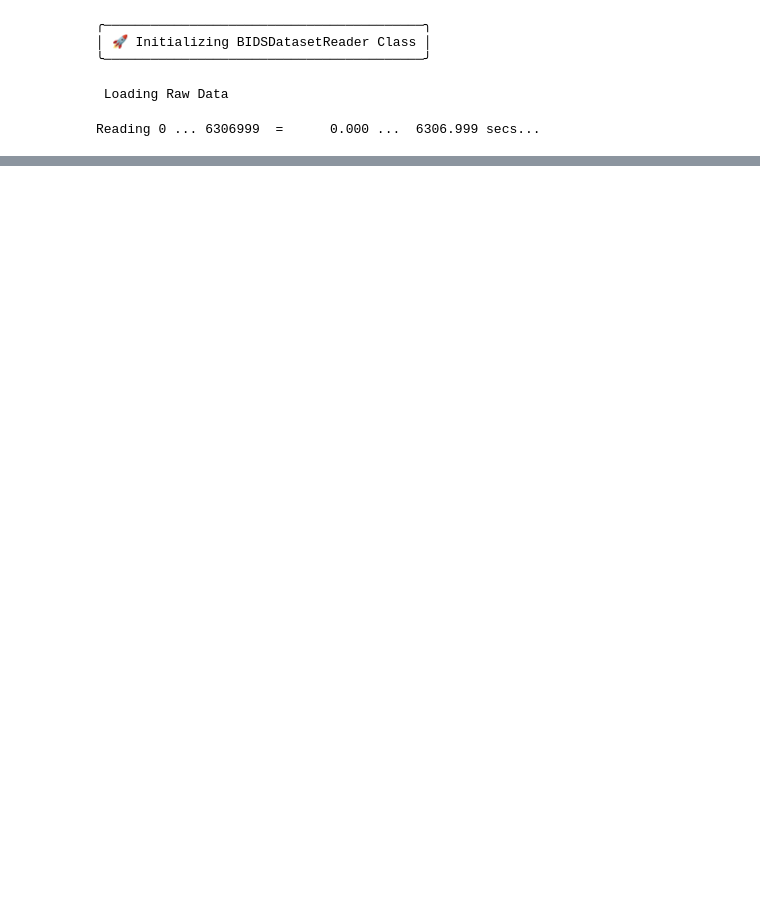
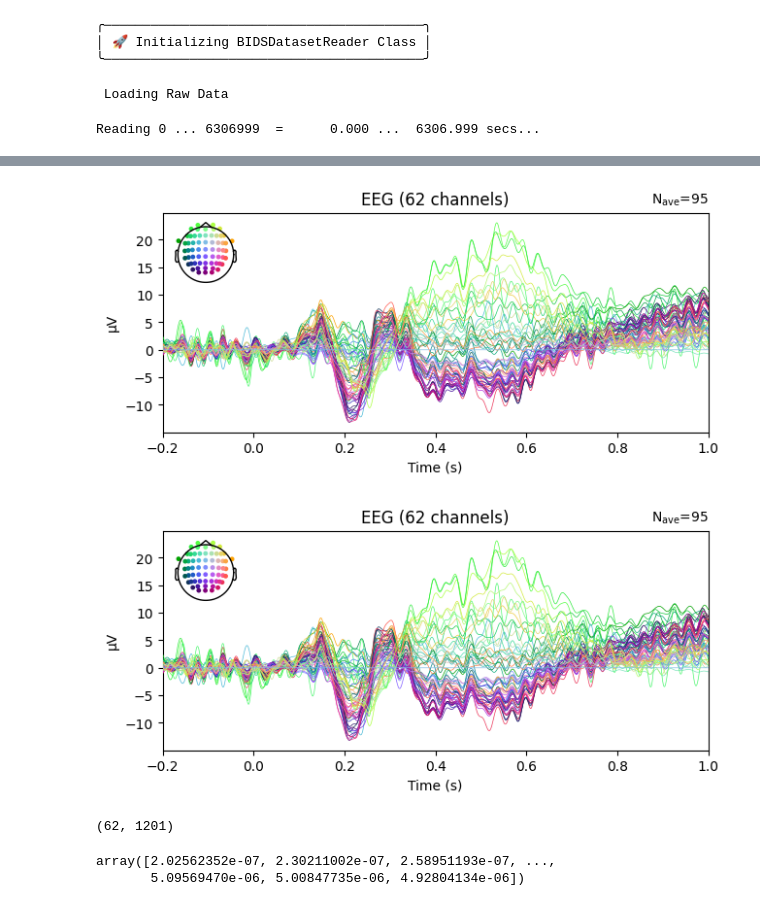
Before and after one commit to owaismujtaba/elsavier, a Jupyter notebook: erp.ipynb, the cells around one changed output, grey strips where cells are left out. Saved outputs shown, nothing was run; the diff lists cells and outputs as text; code cells hidden in the pictures; blank space fills up the shorter version.

```diff
--- a/erp.ipynb
+++ b/erp.ipynb
@@ -20,0 +139,15 @@ modality='Pictures'
+# %%
+covert_erp.plot()
+# %% [output]
+[figure, added]
+[figure, added]
+# %%
+erp_data = covert_erp.get_data()
+erp_data.shape
+# %% [output]
+(62, 1201)
+# %%
+erp_data.mean(axis=0)
+# %% [output]
+array([2.02562352e-07, 2.30211002e-07, 2.58951193e-07, ...,
+       5.09569470e-06, 5.00847735e-06, 4.92804134e-06])
```
Also changed, not shown: parts of 6 cells of this notebook, 8 other files.
